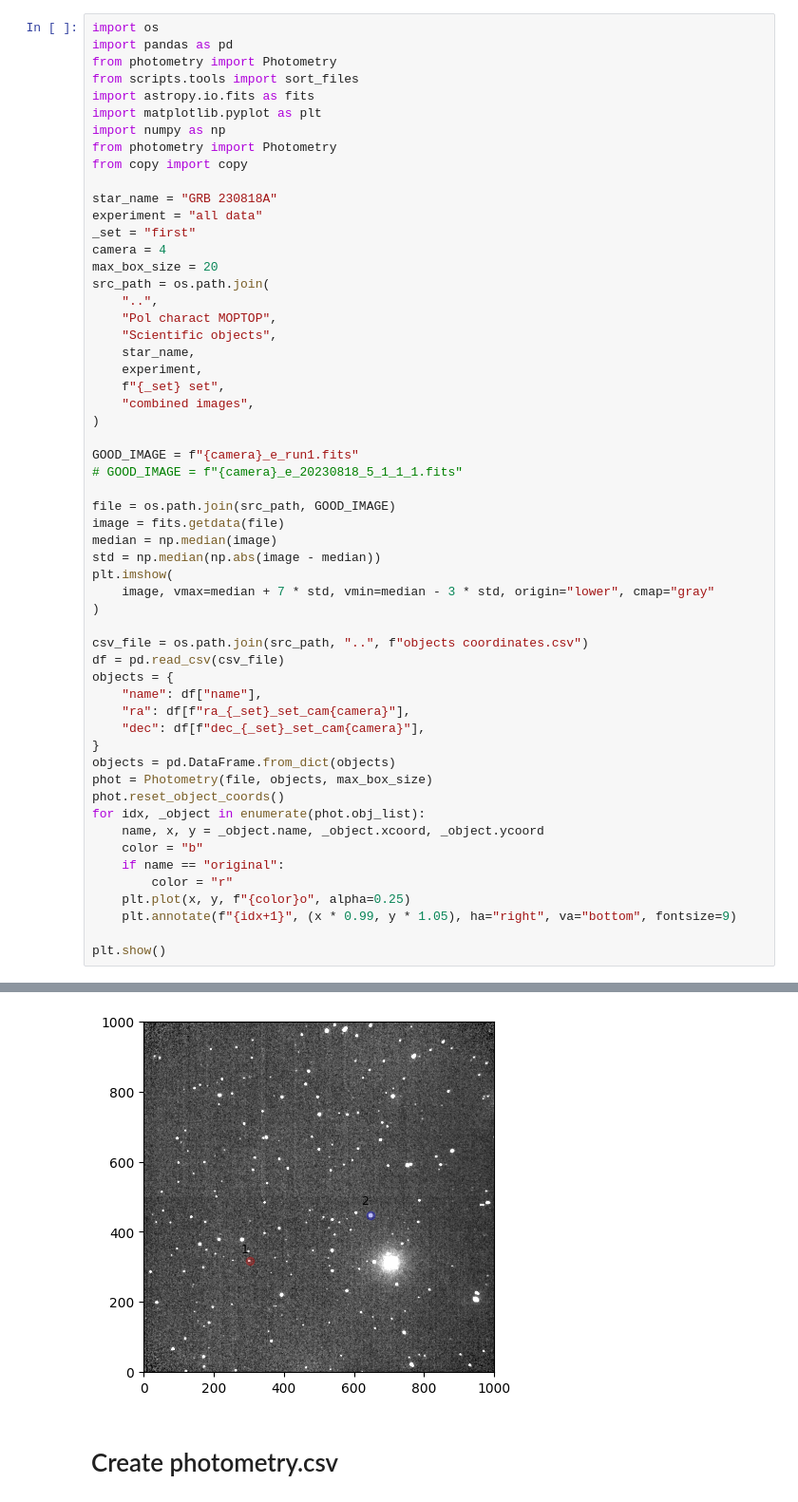
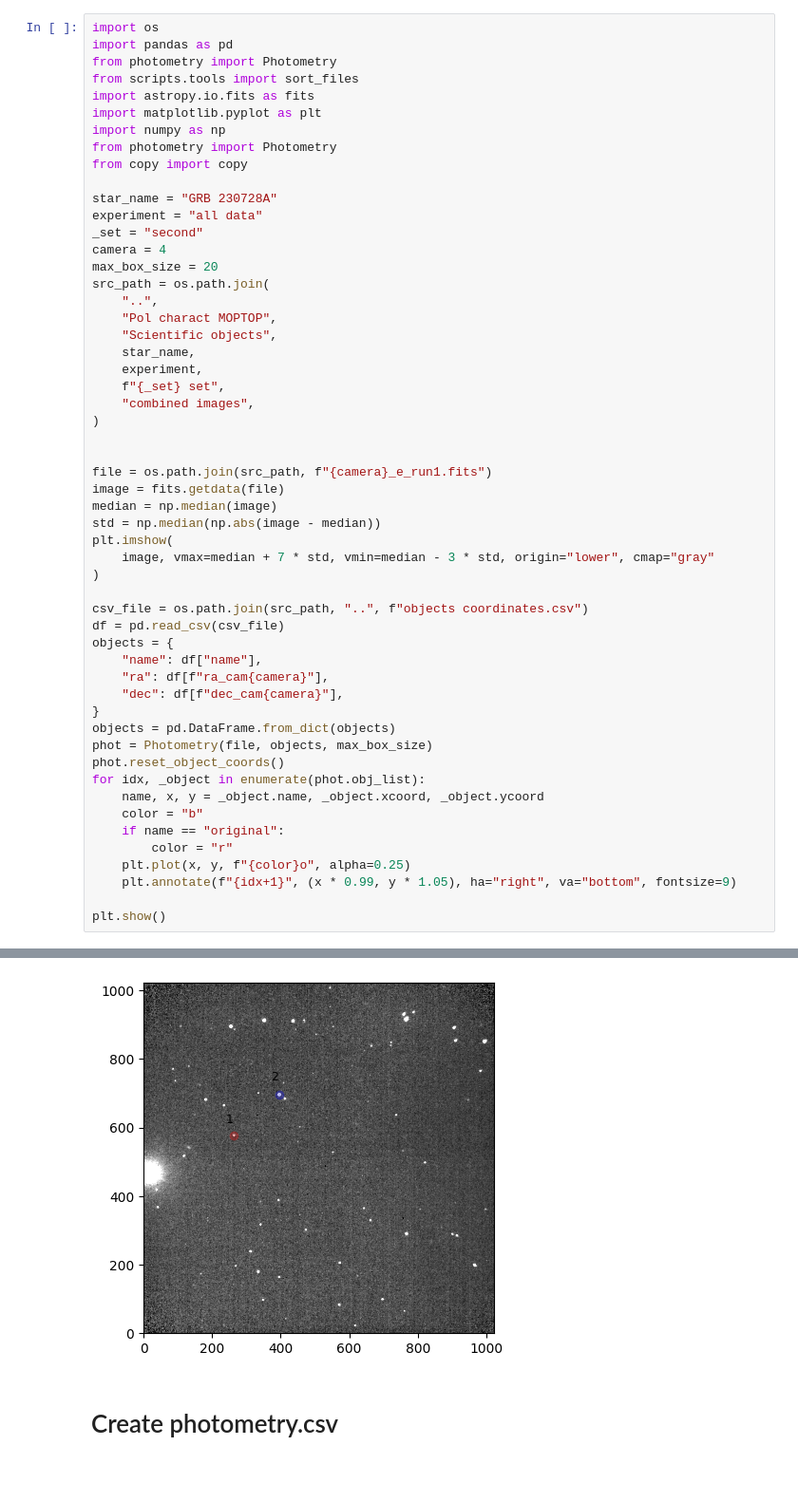
Before and after one commit to DBernardes/Tools-for-the-MOPTOP-pipeline-products, a Jupyter notebook: photometry_extraction.ipynb, the cells around one changed output, grey strips where cells are left out. Shown at 95% size. Saved outputs shown, nothing was run; the diff lists cells and outputs as text; blank space fills up the shorter version.

```diff
--- a/photometry_extraction.ipynb
+++ b/photometry_extraction.ipynb
@@ -9,9 +9,9 @@ import numpy as np
 from photometry import Photometry
 from copy import copy
 
-star_name = "GRB 230818A"
+star_name = "GRB 230728A"
 experiment = "all data"
-_set = "first"
+_set = "second"
 camera = 4
 max_box_size = 20
 src_path = os.path.join(
@@ -24,10 +24,8 @@ src_path = os.path.join(
     "combined images",
 )
 
-GOOD_IMAGE = f"{camera}_e_run1.fits"
-# GOOD_IMAGE = f"{camera}_e_20230818_5_1_1_1.fits"
 
-file = os.path.join(src_path, GOOD_IMAGE)
+file = os.path.join(src_path, f"{camera}_e_run1.fits")
 image = fits.getdata(file)
 median = np.median(image)
 std = np.median(np.abs(image - median))
@@ -39,8 +37,8 @@ csv_file = os.path.join(src_path, "..", f"objects coordinates.csv")
 df = pd.read_csv(csv_file)
 objects = {
     "name": df["name"],
-    "ra": df[f"ra_{_set}_set_cam{camera}"],
-    "dec": df[f"dec_{_set}_set_cam{camera}"],
+    "ra": df[f"ra_cam{camera}"],
+    "dec": df[f"dec_cam{camera}"],
 }
 objects = pd.DataFrame.from_dict(objects)
 phot = Photometry(file, objects, max_box_size)
@@ -62,4 +60,4 @@ Set MJD-END to 60174.980688 from DATE-END'. [astropy.wcs.wcs]
-[figure, old version]
+[figure, new version]
 # %% [markdown]
 # Create photometry.csv
 # %%
```
Also changed, not shown: parts of 3 cells of this notebook, 4 other files.
